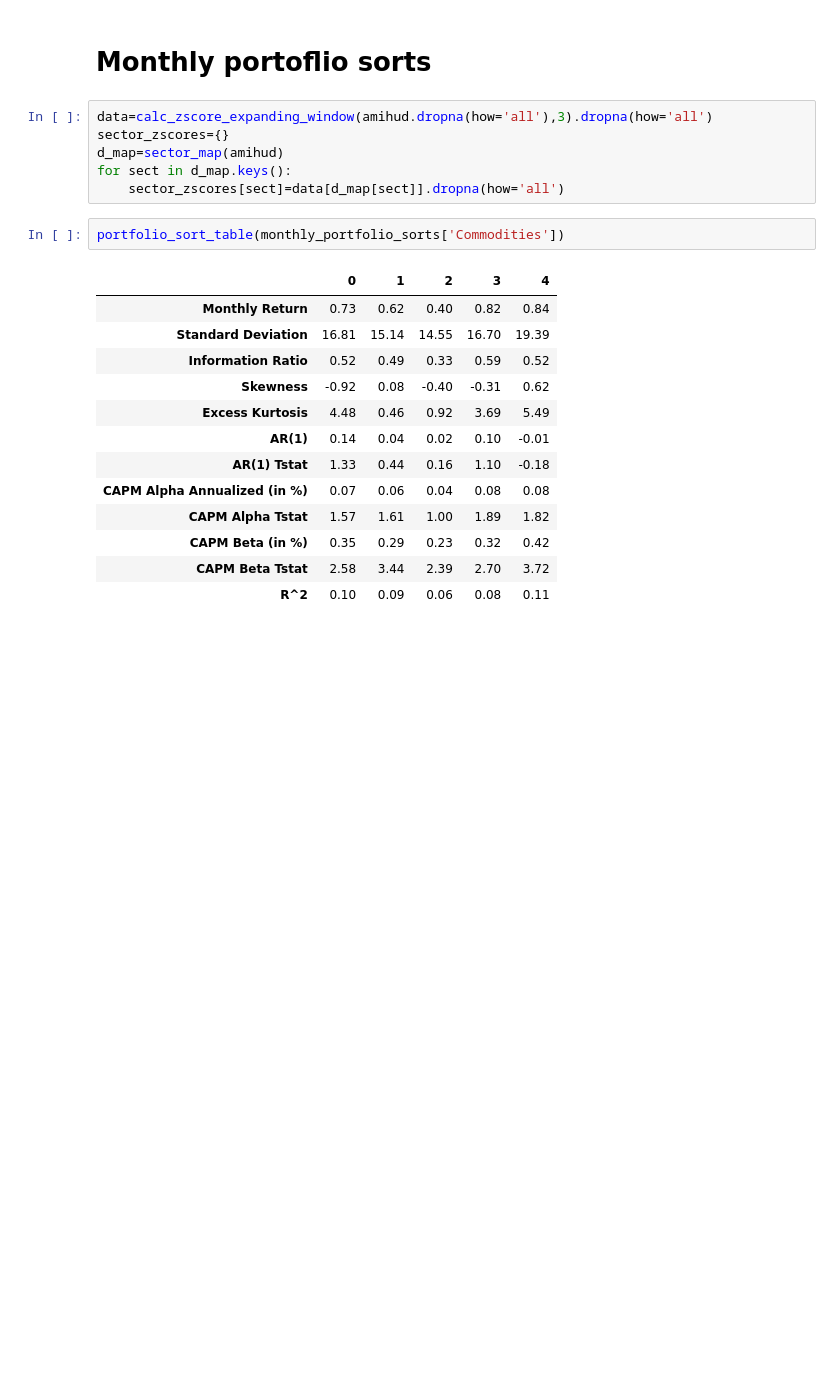
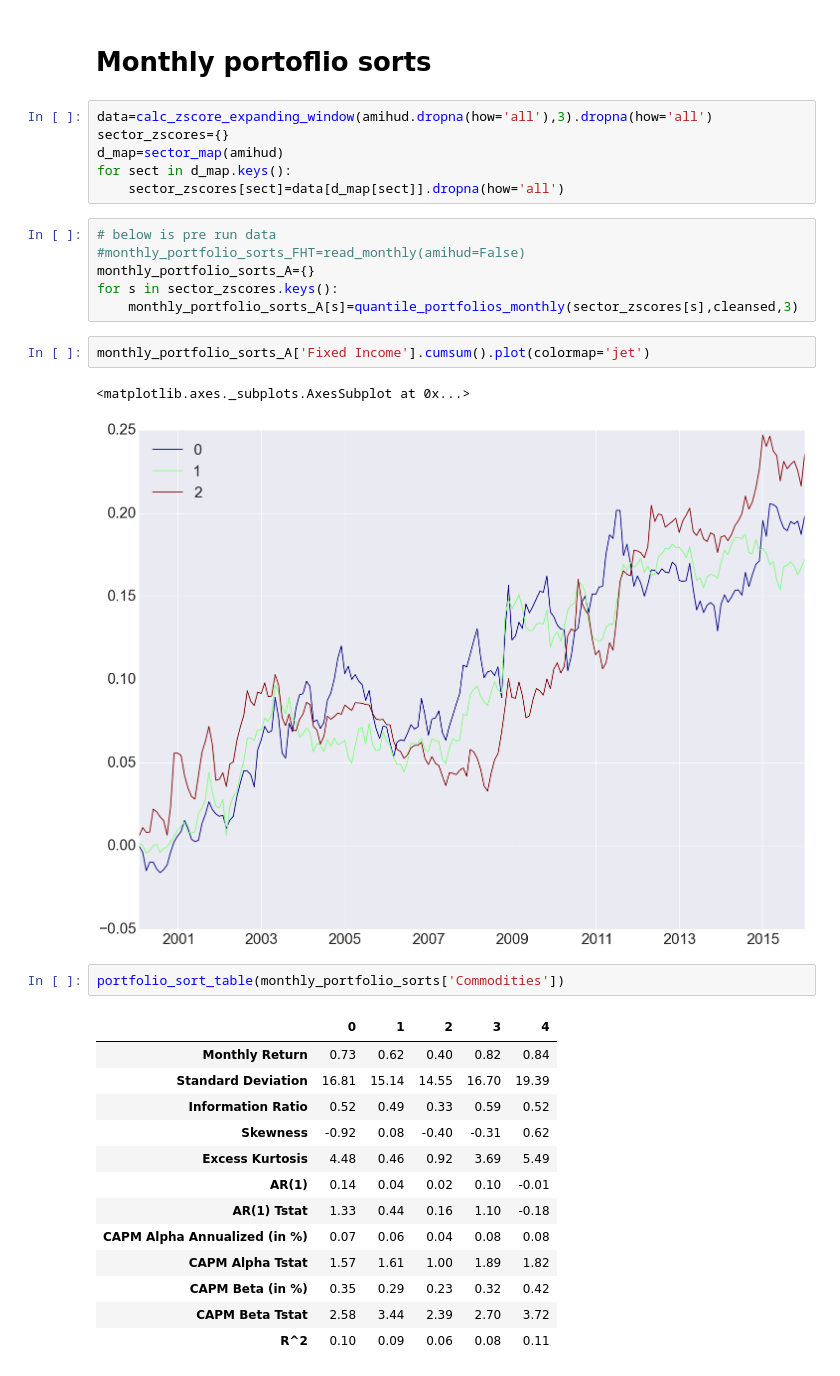
Before and after one commit to mrefermat/FinancePhD, a Jupyter notebook: LiquidityMomentum/Portfolio sorts per measure.ipynb, the cells around one changed output. Drawn from its saved outputs; the diff is of its cells as text; blank space fills up the shorter version.

```diff
--- a/LiquidityMomentum/Portfolio sorts per measure.ipynb
+++ b/LiquidityMomentum/Portfolio sorts per measure.ipynb
@@ -255,6 +253,17 @@ sector_zscores={}
 d_map=sector_map(amihud)
 for sect in d_map.keys():
     sector_zscores[sect]=data[d_map[sect]].dropna(how='all')
+# %%
+# below is pre run data
+#monthly_portfolio_sorts_FHT=read_monthly(amihud=False)
+monthly_portfolio_sorts_A={}
+for s in sector_zscores.keys():
+    monthly_portfolio_sorts_A[s]=quantile_portfolios_monthly(sector_zscores[s],cleansed,3)
+# %%
+monthly_portfolio_sorts_A['Fixed Income'].cumsum().plot(colormap='jet')
+# %% [output]
+<matplotlib.axes._subplots.AxesSubplot at 0x...>
+[figure, added]
 # %%
 portfolio_sort_table(monthly_portfolio_sorts['Commodities'])
 # %% [output]
```
Also changed, not shown: parts of 12 cells of this notebook, 6 other files.
